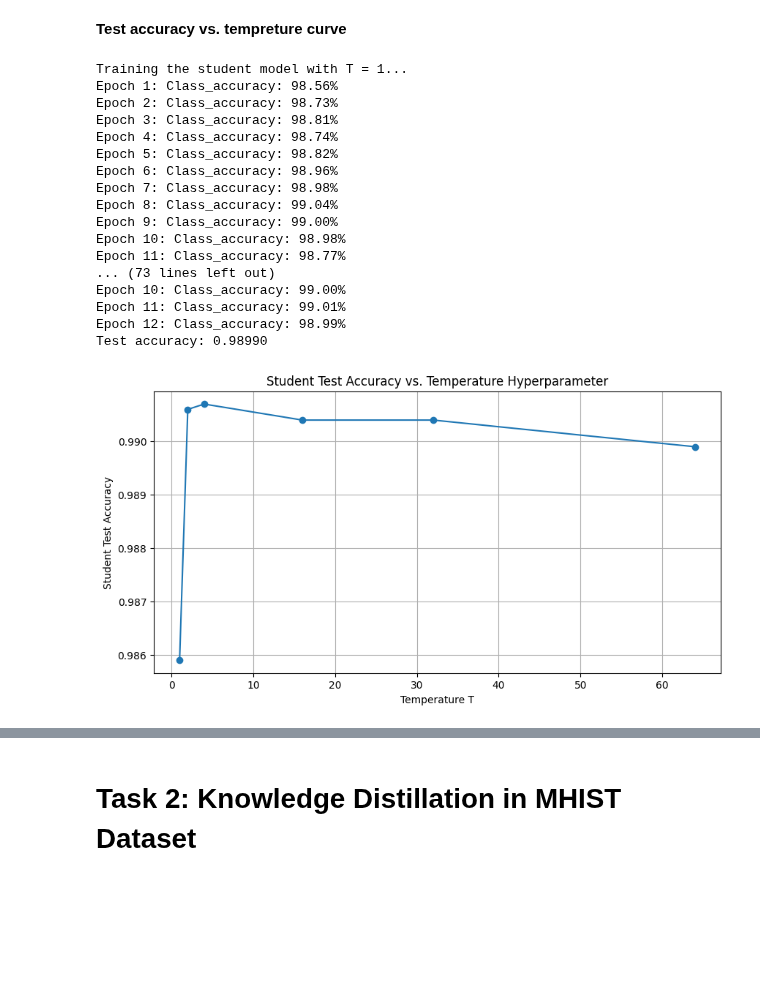
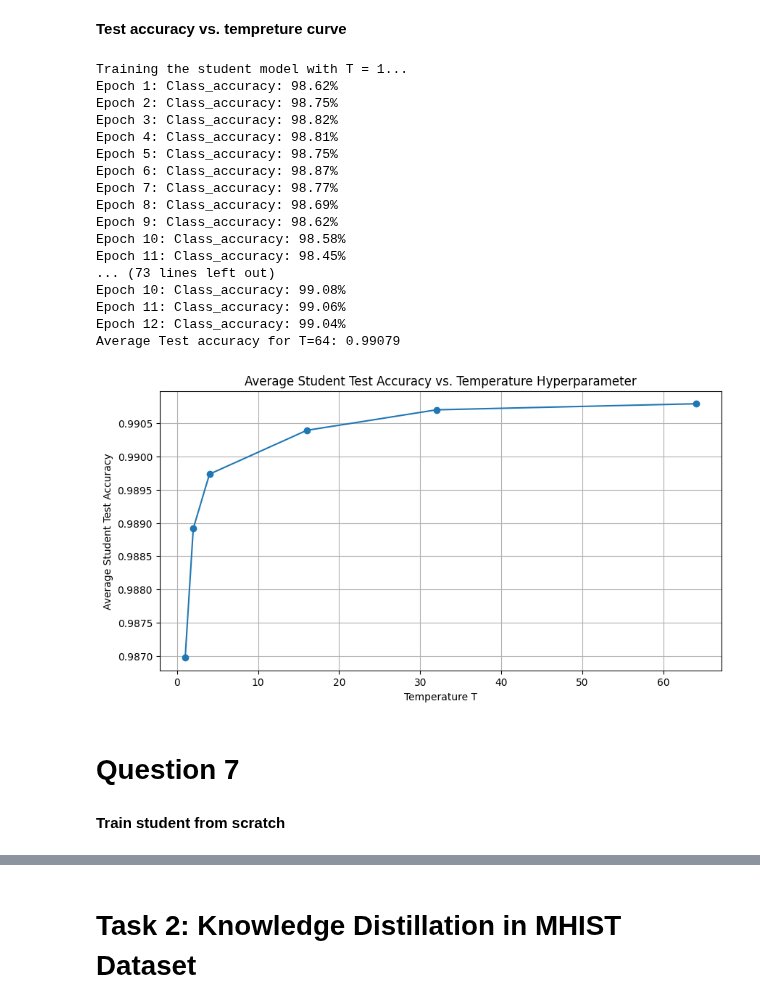
Before and after one commit to sunhuanhuan920/ECE1512_2023F_ProjectRepo_Zhenhuan_Sun, a Jupyter notebook: Project A/Project_A.ipynb, the cells around one changed output, grey strips where cells are left out. Drawn from its saved outputs; the diff is of its cells as text; code cells hidden in the pictures; blank space fills up the shorter version.

```diff
--- a/Project A/Project_A.ipynb
+++ b/Project A/Project_A.ipynb
@@ -175,7 +197,7 @@ def compute_teacher_loss(images, labels):
 # %%
 # Hyperparameters for distillation (need to be tuned).
 ALPHA = 0.8 # task balance between cross-entropy and distillation loss
-DISTILLATION_TEMPERATURE = 3. #temperature hyperparameter
+DISTILLATION_TEMPERATURE = 10. #temperature hyperparameter
 
 def distillation_loss(teacher_logits: tf.Tensor, student_logits: tf.Tensor,
                       temperature: Union[float, tf.Tensor]):
@@ -337,50 +398,49 @@ Epoch 12: Class_accuracy: 98.92%
 # %%
 ALPHA = 0.5
 temperatures = [1, 2, 4, 16, 32, 64]
 accuracies = []
 
 for T in temperatures:
     # Set global DISTILLATION_TEMPERATURE
     DISTILLATION_TEMPERATURE = T
 
     # Train and evaluate student model
     print(f"\nTraining the student model with T = {T}...")
-    train_and_evaluate(fc_model, compute_student_loss)
+    epoch_accuracies = train_and_evaluate(fc_model, compute_student_loss)
 
-    # Evaluate the student model
-    num_correct = 0
-    num_total = builder.info.splits['test'].num_examples
-    for images, labels in mnist_test:
-        num_correct_batch, _, _ = compute_num_correct(fc_model, images, labels)
-        num_correct += num_correct_batch
-    accuracy = num_correct / num_total
-    accuracies.append(accuracy)
-    print(f"Test accuracy: {accuracy:.5f}")
+    # Compute the average accuracy over epochs for this temperature
+    avg_accuracy = sum(epoch_accuracies) / len(epoch_accuracies)
+    accuracies.append(avg_accuracy)
+    print(f"Average Test accuracy for T={T}: {avg_accuracy:.5f}")
 
 # Plotting the curve
 plt.figure(figsize=(10, 5))
 plt.plot(temperatures, accuracies, marker='o')
 plt.xlabel('Temperature T')
-plt.ylabel('Student Test Accuracy')
-plt.title('Student Test Accuracy vs. Temperature Hyperparameter')
+plt.ylabel('Average Student Test Accuracy')
+plt.title('Average Student Test Accuracy vs. Temperature Hyperparameter')
 plt.grid(True)
 plt.show()
 # %% [output]
 Training the student model with T = 1...
-Epoch 1: Class_accuracy: 98.56%
-Epoch 2: Class_accuracy: 98.73%
-Epoch 3: Class_accuracy: 98.81%
-Epoch 4: Class_accuracy: 98.74%
-Epoch 5: Class_accuracy: 98.82%
-Epoch 6: Class_accuracy: 98.96%
-Epoch 7: Class_accuracy: 98.98%
-Epoch 8: Class_accuracy: 99.04%
-Epoch 9: Class_accuracy: 99.00%
-Epoch 10: Class_accuracy: 98.98%
-Epoch 11: Class_accuracy: 98.77%
+Epoch 1: Class_accuracy: 98.62%
+Epoch 2: Class_accuracy: 98.75%
+Epoch 3: Class_accuracy: 98.82%
+Epoch 4: Class_accuracy: 98.81%
+Epoch 5: Class_accuracy: 98.75%
+Epoch 6: Class_accuracy: 98.87%
+Epoch 7: Class_accuracy: 98.77%
+Epoch 8: Class_accuracy: 98.69%
+Epoch 9: Class_accuracy: 98.62%
+Epoch 10: Class_accuracy: 98.58%
+Epoch 11: Class_accuracy: 98.45%
 ... (73 lines left out)
-Epoch 10: Class_accuracy: 99.00%
-Epoch 11: Class_accuracy: 99.01%
-Epoch 12: Class_accuracy: 98.99%
-Test accuracy: 0.98990
+Epoch 10: Class_accuracy: 99.08%
+Epoch 11: Class_accuracy: 99.06%
+Epoch 12: Class_accuracy: 99.04%
+Average Test accuracy for T=64: 0.99079
-[figure, old version]
+[figure, new version]
+# %% [markdown]
+# Question 7
+# %% [markdown]
+**Train student from scratch**
```
Also changed, not shown: parts of 5 cells of this notebook.
